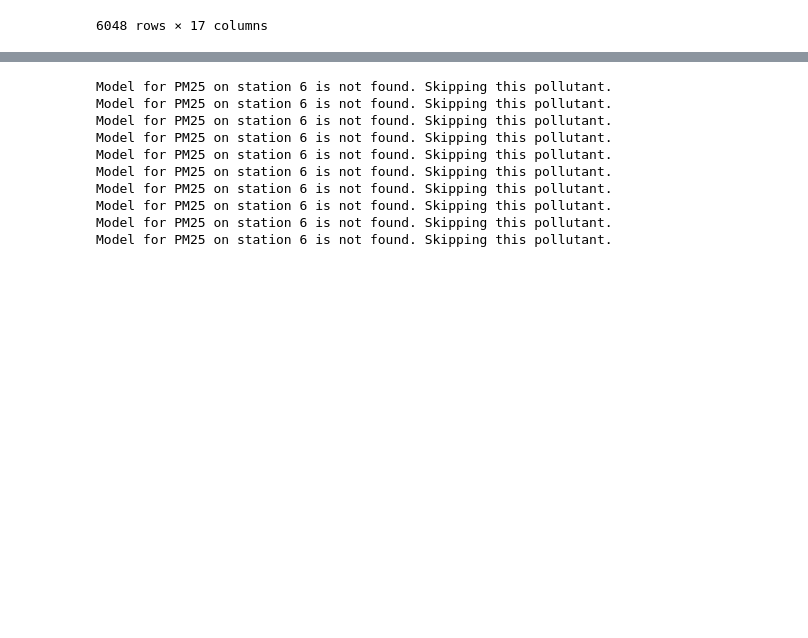
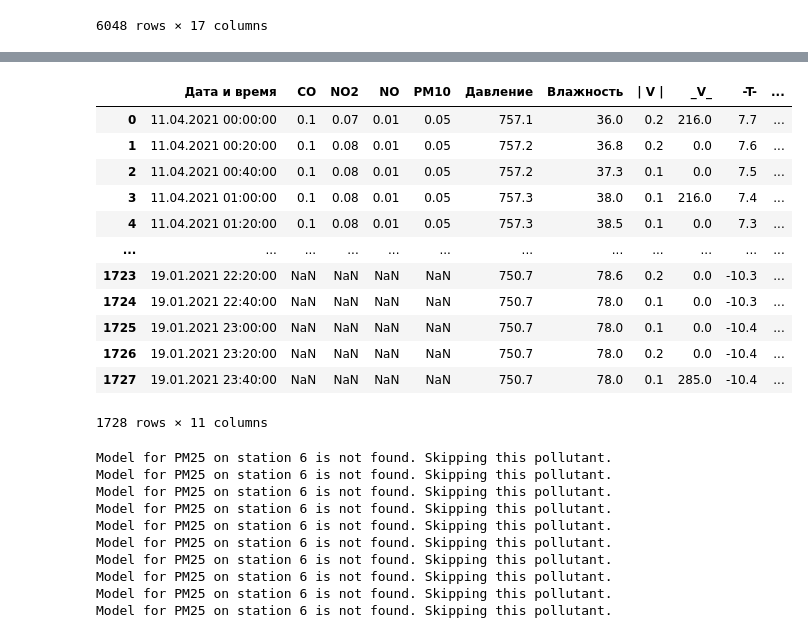
Before and after one commit to PavelSyomin/polpred, a Jupyter notebook: testing.ipynb, the cells around one changed output, grey strips where cells are left out. Cells and saved outputs as stored; diff of their text form; code cells hidden in the pictures; blank space fills up the shorter version.

```diff
--- a/testing.ipynb
+++ b/testing.ipynb
@@ -83,3 +107,19 @@ mapping = {
+# %%
+pd.read_csv(mapping[10]+"all_data.csv")
+# %% [output]
+|  | Дата и время | CO | NO2 | NO | PM10 | Давление | Влажность | | V | | _V_ | -T- | ... |
+| 0 | 11.04.2021 00:00:00 | 0.1 | 0.07 | 0.01 | 0.05 | 757.1 | 36.0 | 0.2 | 216.0 | 7.7 | ... |
+| 1 | 11.04.2021 00:20:00 | 0.1 | 0.08 | 0.01 | 0.05 | 757.2 | 36.8 | 0.2 | 0.0 | 7.6 | ... |
+| 2 | 11.04.2021 00:40:00 | 0.1 | 0.08 | 0.01 | 0.05 | 757.2 | 37.3 | 0.1 | 0.0 | 7.5 | ... |
+| 3 | 11.04.2021 01:00:00 | 0.1 | 0.08 | 0.01 | 0.05 | 757.3 | 38.0 | 0.1 | 216.0 | 7.4 | ... |
+| 4 | 11.04.2021 01:20:00 | 0.1 | 0.08 | 0.01 | 0.05 | 757.3 | 38.5 | 0.1 | 0.0 | 7.3 | ... |
+| ... | ... | ... | ... | ... | ... | ... | ... | ... | ... | ... | ... |
+| 1723 | 19.01.2021 22:20:00 | NaN | NaN | NaN | NaN | 750.7 | 78.6 | 0.2 | 0.0 | -10.3 | ... |
+| 1724 | 19.01.2021 22:40:00 | NaN | NaN | NaN | NaN | 750.7 | 78.0 | 0.1 | 0.0 | -10.3 | ... |
+| 1725 | 19.01.2021 23:00:00 | NaN | NaN | NaN | NaN | 750.7 | 78.0 | 0.1 | 0.0 | -10.4 | ... |
+| 1726 | 19.01.2021 23:20:00 | NaN | NaN | NaN | NaN | 750.7 | 78.0 | 0.2 | 0.0 | -10.4 | ... |
+| 1727 | 19.01.2021 23:40:00 | NaN | NaN | NaN | NaN | 750.7 | 78.0 | 0.1 | 285.0 | -10.4 | ... |
+1728 rows × 11 columns
 # %%
 data = {}
 
```
Also changed, not shown: parts of 2 cells of this notebook, 4 other files.
